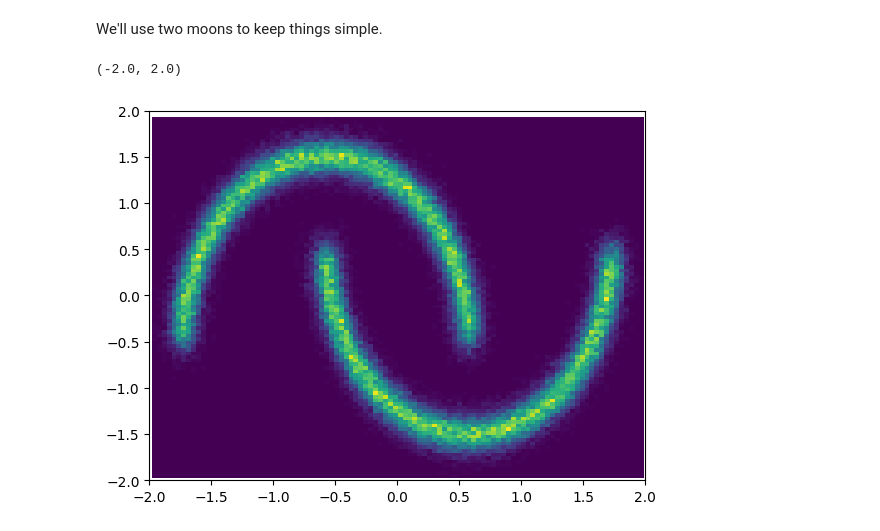
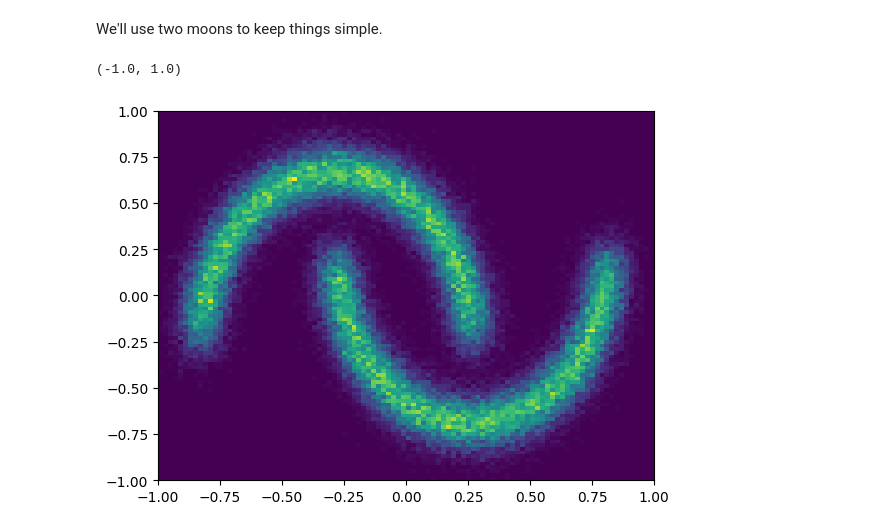
Before and after one commit to smsharma/minified-generative-models, a Jupyter notebook: notebooks/consistency.ipynb, the cells around one changed output. Drawn from its saved outputs; the diff is of its cells as text; code cells hidden in the pictures.

```diff
--- a/notebooks/consistency.ipynb
+++ b/notebooks/consistency.ipynb
@@ -16,19 +20,19 @@ from tqdm import trange
 # %% [markdown]
 We'll use two moons to keep things simple.
 # %%
-n_samples = 100_000
+n_samples = 100000
 
-x, _ = datasets.make_moons(n_samples=n_samples, noise=.06)
+x, _ = datasets.make_moons(n_samples=n_samples, noise=0.1)
 
-scaler = preprocessing.StandardScaler()
+scaler = preprocessing.MinMaxScaler(feature_range=(-1, 1),)
 x = scaler.fit_transform(x)
 
 plt.hist2d(x[:, 0], x[:, 1], bins=100)
-plt.xlim(-2 ,2)
-plt.ylim(-2, 2)
+plt.xlim(-1 ,1)
+plt.ylim(-1, 1)
 # %% [output]
-(-2.0, 2.0)
+(-1.0, 1.0)
-[figure, old version]
+[figure, new version]
 # %%
 class MLP(nn.Module):
     """ A simple MLP in Flax. This is the score function.
```
Also changed, not shown: parts of 17 cells of this notebook, 1 other file.
